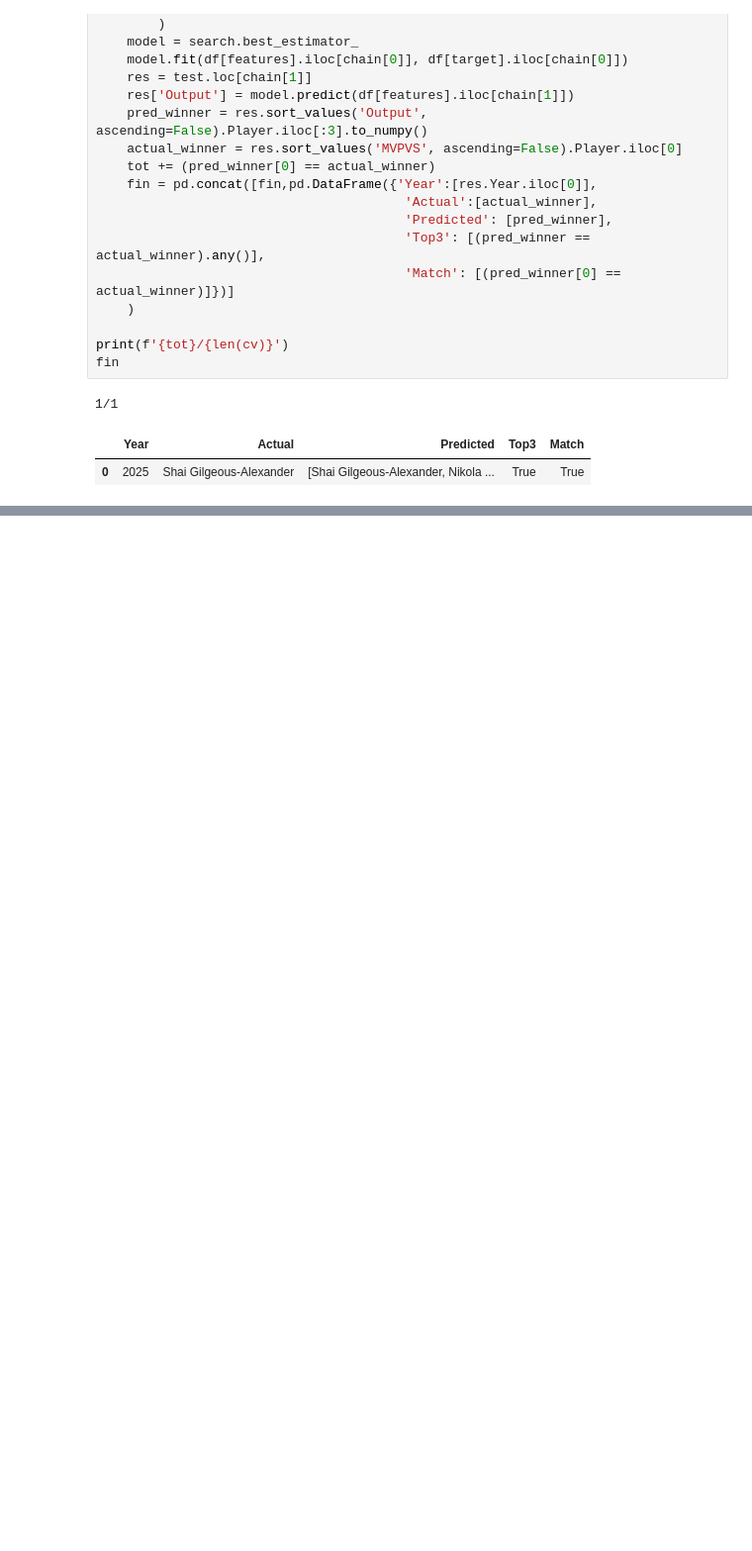
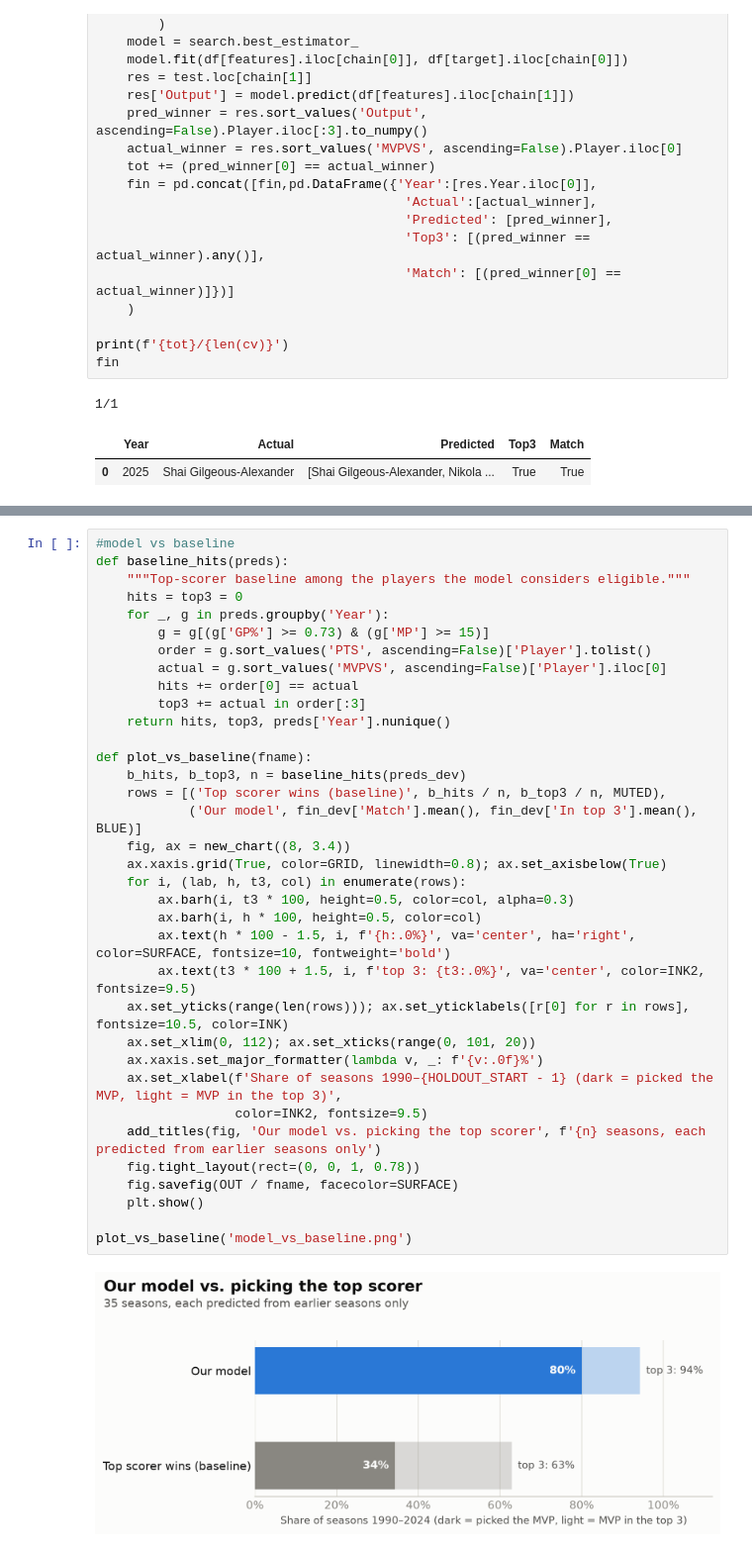
Before and after one commit to Erdos-Projects/fall-2026-nba-mvp-prediction, a Jupyter notebook: notebooks/final.ipynb, the cells around one changed output, grey strips where cells are left out. Shown at 99% size. Cells and saved outputs as stored; diff of their text form; blank space fills up the shorter version.

```diff
--- a/notebooks/final.ipynb
+++ b/notebooks/final.ipynb
@@ -171,0 +309,37 @@ fin
+# %%
+#model vs baseline
+def baseline_hits(preds):
+    """Top-scorer baseline among the players the model considers eligible."""
+    hits = top3 = 0
+    for _, g in preds.groupby('Year'):
+        g = g[(g['GP%'] >= 0.73) & (g['MP'] >= 15)]
+        order = g.sort_values('PTS', ascending=False)['Player'].tolist()
+        actual = g.sort_values('MVPVS', ascending=False)['Player'].iloc[0]
+        hits += order[0] == actual
+        top3 += actual in order[:3]
+    return hits, top3, preds['Year'].nunique()
+
+def plot_vs_baseline(fname):
+    b_hits, b_top3, n = baseline_hits(preds_dev)
+    rows = [('Top scorer wins (baseline)', b_hits / n, b_top3 / n, MUTED),
+            ('Our model', fin_dev['Match'].mean(), fin_dev['In top 3'].mean(), BLUE)]
+    fig, ax = new_chart((8, 3.4))
+    ax.xaxis.grid(True, color=GRID, linewidth=0.8); ax.set_axisbelow(True)
+    for i, (lab, h, t3, col) in enumerate(rows):
+        ax.barh(i, t3 * 100, height=0.5, color=col, alpha=0.3)
+        ax.barh(i, h * 100, height=0.5, color=col)
+        ax.text(h * 100 - 1.5, i, f'{h:.0%}', va='center', ha='right', color=SURFACE, fontsize=10, fontweight='bold')
+        ax.text(t3 * 100 + 1.5, i, f'top 3: {t3:.0%}', va='center', color=INK2, fontsize=9.5)
+    ax.set_yticks(range(len(rows))); ax.set_yticklabels([r[0] for r in rows], fontsize=10.5, color=INK)
+    ax.set_xlim(0, 112); ax.set_xticks(range(0, 101, 20))
+    ax.xaxis.set_major_formatter(lambda v, _: f'{v:.0f}%')
+    ax.set_xlabel(f'Share of seasons 1990–{HOLDOUT_START - 1} (dark = picked the MVP, light = MVP in the top 3)',
+                  color=INK2, fontsize=9.5)
+    add_titles(fig, 'Our model vs. picking the top scorer', f'{n} seasons, each predicted from earlier seasons only')
+    fig.tight_layout(rect=(0, 0, 1, 0.78))
+    fig.savefig(OUT / fname, facecolor=SURFACE)
+    plt.show()
+
+plot_vs_baseline('model_vs_baseline.png')
+# %% [output]
+[figure, added]
```
Also changed, not shown: parts of 9 cells of this notebook, 7 other files.
